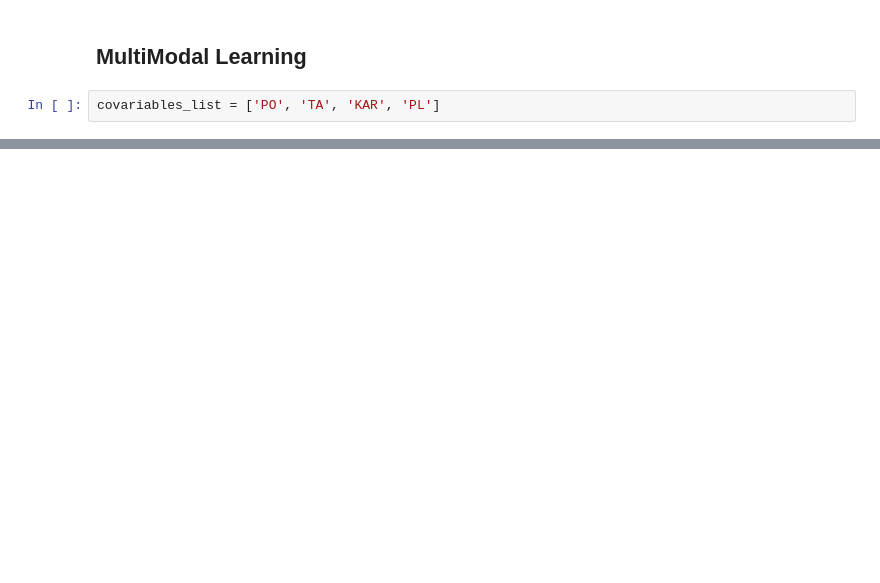
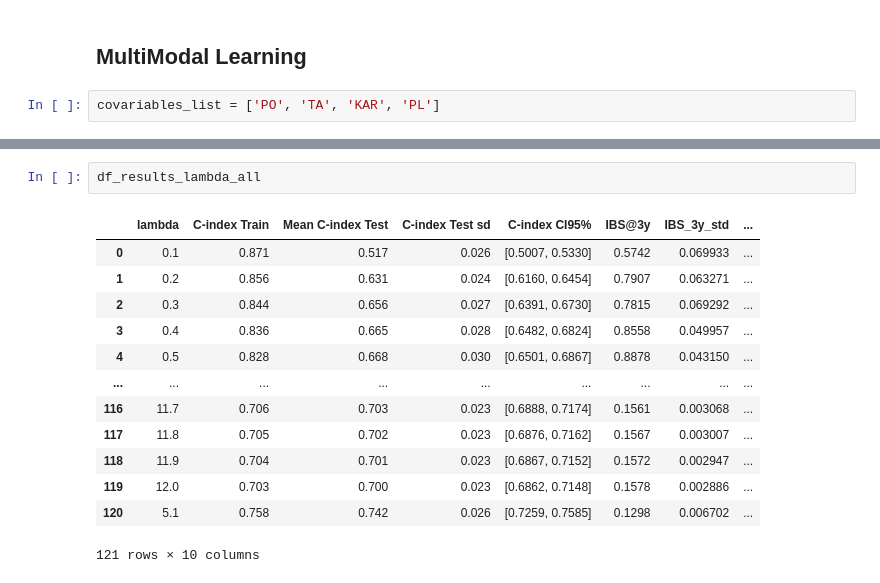
Before and after one commit to multisigbert-2026/MultiSigBERT, a Jupyter notebook: notebooks/multisigbert_study.ipynb, the cells around one changed output, grey strips where cells are left out. Cells and saved outputs as stored; diff of their text form; blank space fills up the shorter version.

```diff
--- a/notebooks/multisigbert_study.ipynb
+++ b/notebooks/multisigbert_study.ipynb
@@ -547,0 +925,16 @@ df_summary
+# %%
+df_results_lambda_all
+# %% [output]
+|  | lambda | C-index Train | Mean C-index Test | C-index Test sd | C-index CI95% | IBS@3y | IBS_3y_std | ... |
+| 0 | 0.1 | 0.871 | 0.517 | 0.026 | [0.5007, 0.5330] | 0.5742 | 0.069933 | ... |
+| 1 | 0.2 | 0.856 | 0.631 | 0.024 | [0.6160, 0.6454] | 0.7907 | 0.063271 | ... |
+| 2 | 0.3 | 0.844 | 0.656 | 0.027 | [0.6391, 0.6730] | 0.7815 | 0.069292 | ... |
+| 3 | 0.4 | 0.836 | 0.665 | 0.028 | [0.6482, 0.6824] | 0.8558 | 0.049957 | ... |
+| 4 | 0.5 | 0.828 | 0.668 | 0.030 | [0.6501, 0.6867] | 0.8878 | 0.043150 | ... |
+| ... | ... | ... | ... | ... | ... | ... | ... | ... |
+| 116 | 11.7 | 0.706 | 0.703 | 0.023 | [0.6888, 0.7174] | 0.1561 | 0.003068 | ... |
+| 117 | 11.8 | 0.705 | 0.702 | 0.023 | [0.6876, 0.7162] | 0.1567 | 0.003007 | ... |
+| 118 | 11.9 | 0.704 | 0.701 | 0.023 | [0.6867, 0.7152] | 0.1572 | 0.002947 | ... |
+| 119 | 12.0 | 0.703 | 0.700 | 0.023 | [0.6862, 0.7148] | 0.1578 | 0.002886 | ... |
+| 120 | 5.1 | 0.758 | 0.742 | 0.026 | [0.7259, 0.7585] | 0.1298 | 0.006702 | ... |
+121 rows × 10 columns
```
Also changed, not shown: parts of 22 cells of this notebook.
